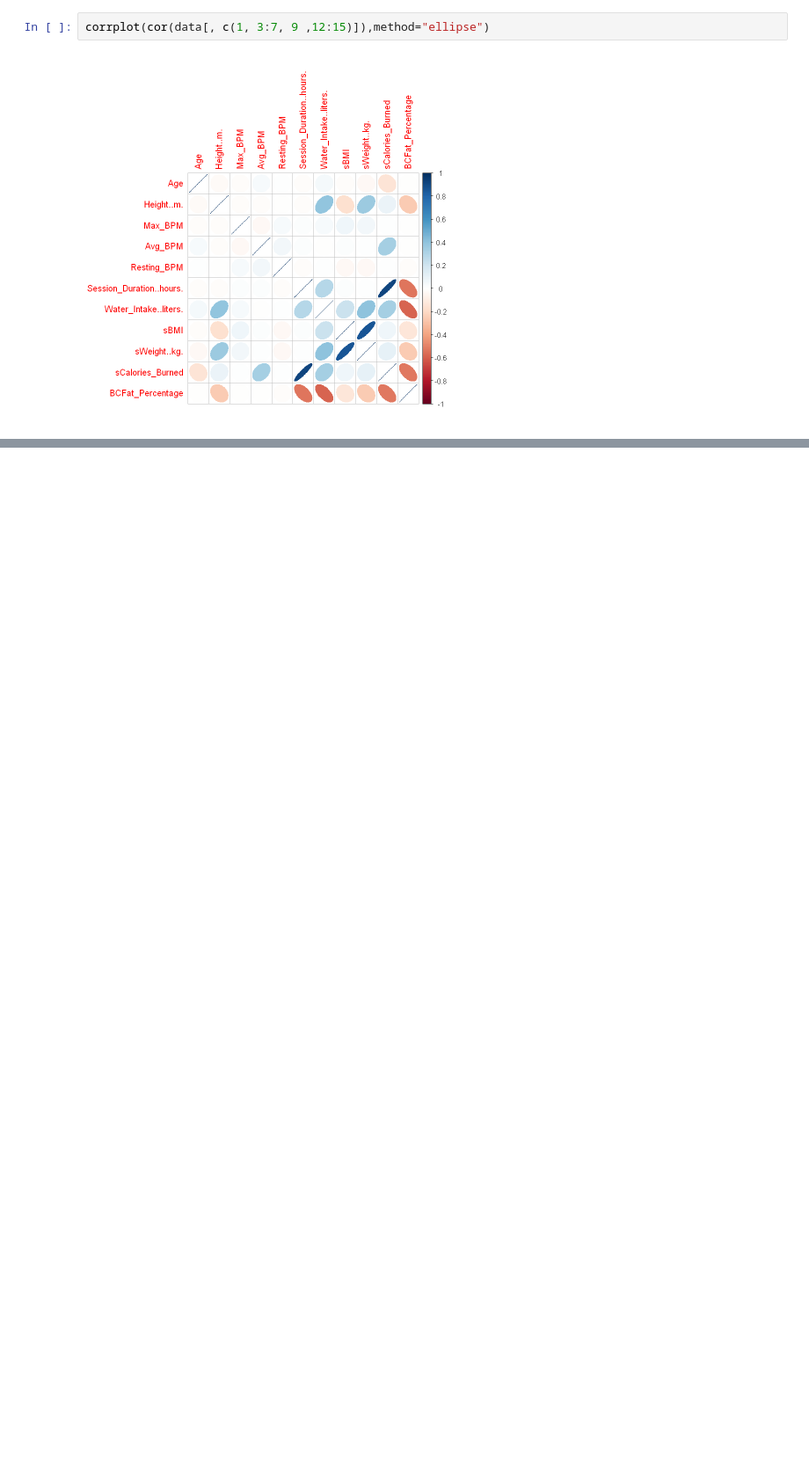
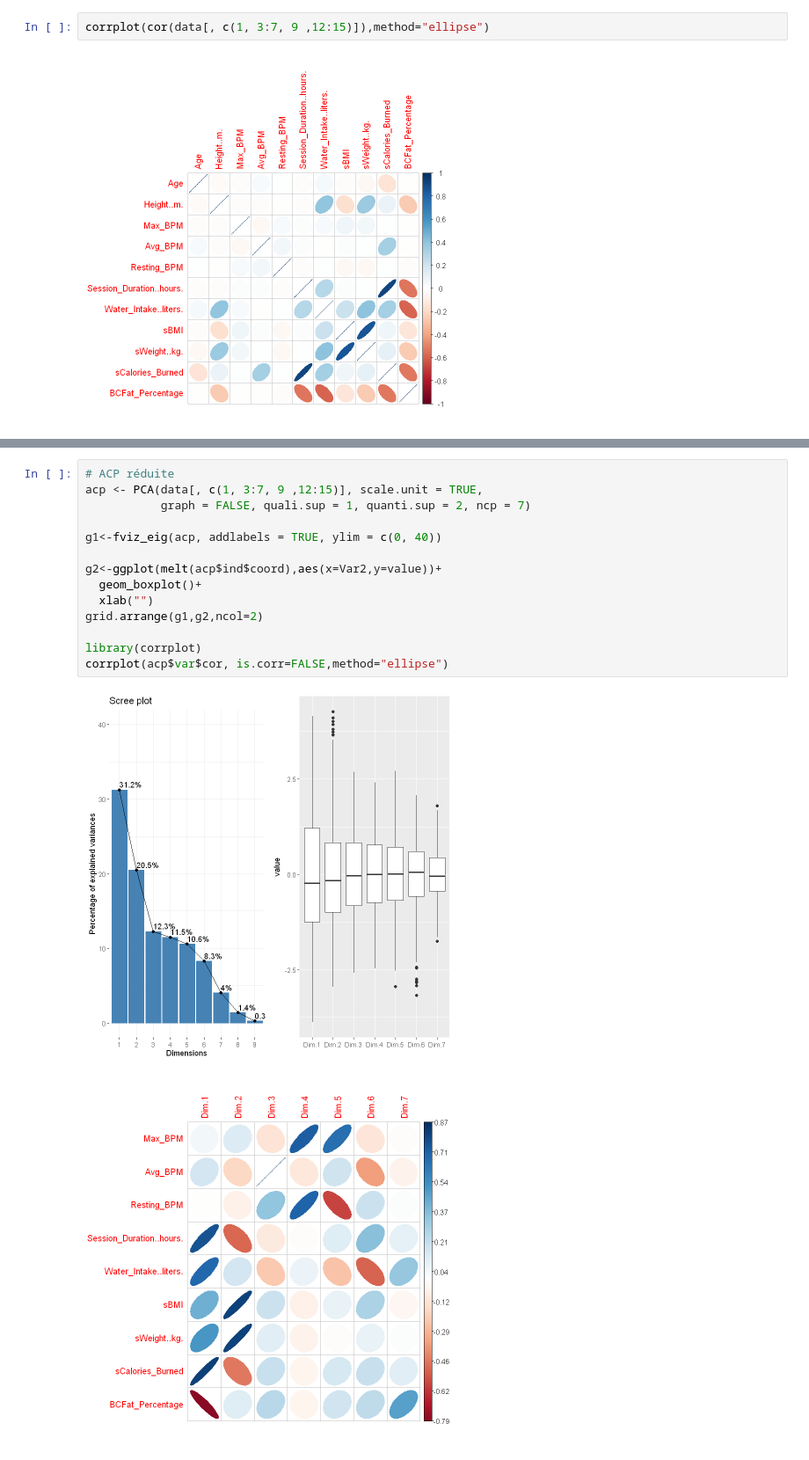
Before and after one commit to Edgar-Neboit/Projet_ML, a Jupyter notebook: Projet_ML_R.ipynb, the cells around one changed output, grey strips where cells are left out. Shown: that part at 88% size. Saved outputs shown, nothing was run; the diff lists cells and outputs as text; blank space fills up the shorter version.

```diff
--- a/Projet_ML_R.ipynb
+++ b/Projet_ML_R.ipynb
@@ -186,0 +190,17 @@ corrplot(cor(data[, c(1, 3:7, 9 ,12:15)]),method="ellipse")
+# %%
+# ACP réduite
+acp <- PCA(data[, c(1, 3:7, 9 ,12:15)], scale.unit = TRUE,
+           graph = FALSE, quali.sup = 1, quanti.sup = 2, ncp = 7)
+
+g1<-fviz_eig(acp, addlabels = TRUE, ylim = c(0, 40))
+
+g2<-ggplot(melt(acp$ind$coord),aes(x=Var2,y=value))+
+  geom_boxplot()+
+  xlab("")
+grid.arrange(g1,g2,ncol=2)
+
+library(corrplot)
+corrplot(acp$var$cor, is.corr=FALSE,method="ellipse")
+# %% [output]
+[figure, added]
+[figure, added]
```
Also changed, not shown: parts of 7 cells of this notebook.
